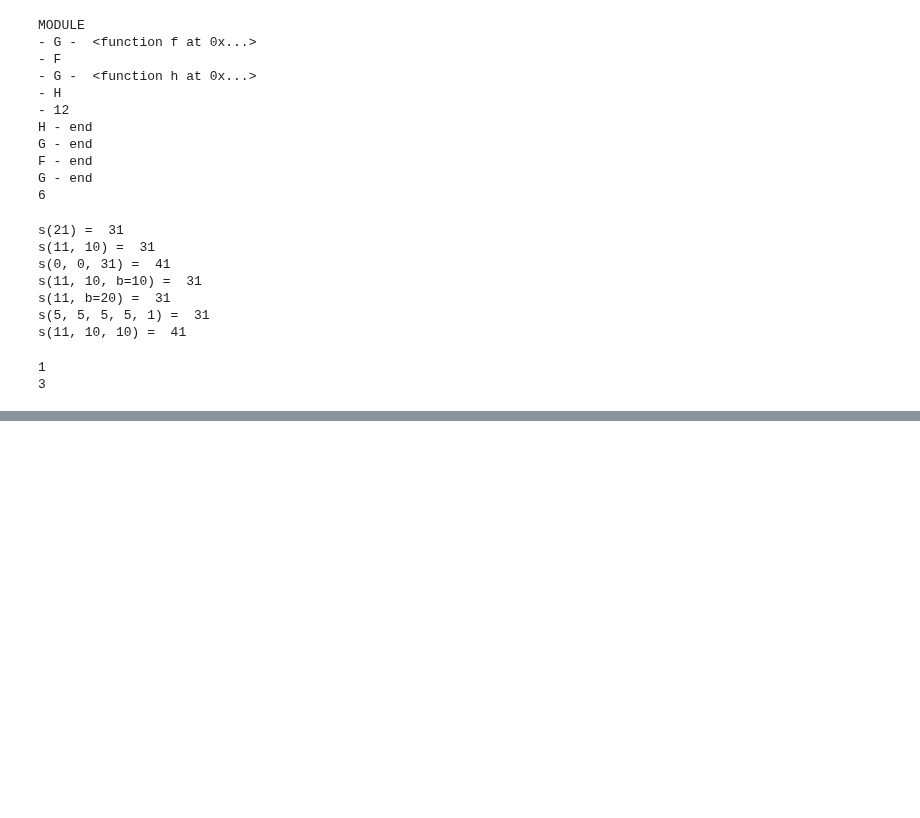
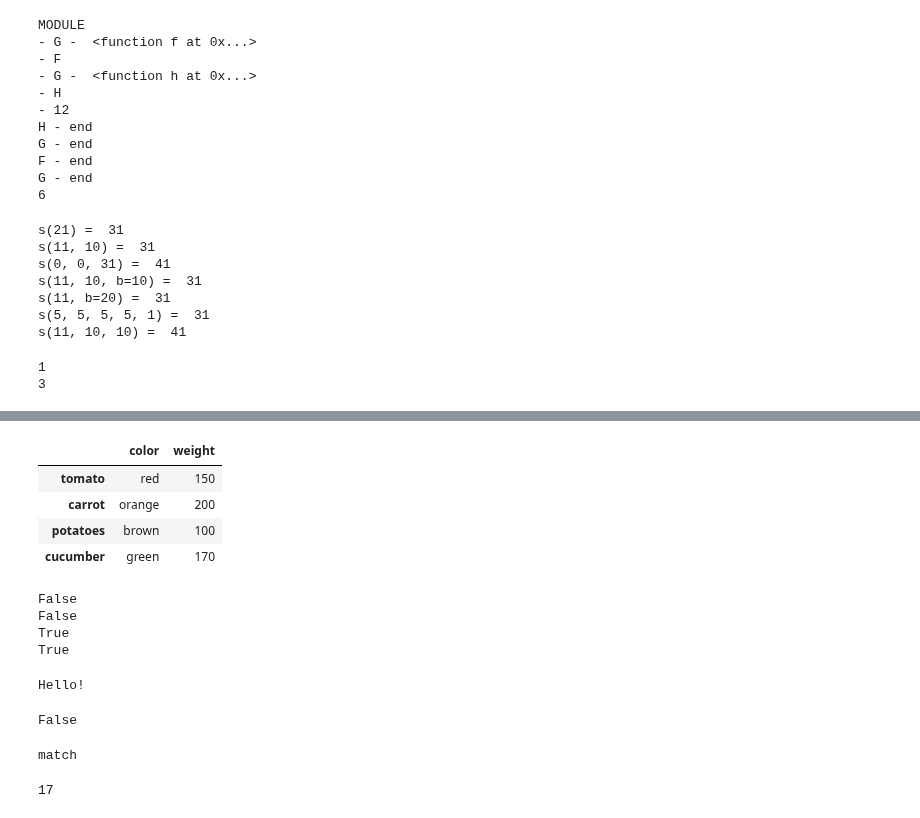
Before and after one commit to Sinrez/pyCoursera, a Jupyter notebook: req.ipynb, the cells around one changed output, grey strips where cells are left out. Drawn from its saved outputs; the diff is of its cells as text; code cells hidden in the pictures; blank space fills up the shorter version.

```diff
--- a/req.ipynb
+++ b/req.ipynb
@@ -156,0 +289,45 @@ print(x)
+# %%
+data = [['red', 150], ['orange', 200], ['brown', 100], ['green', 170]]
+index = ['tomato', 'carrot', 'potatoes', 'cucumber']
+columns = ['color', 'weight']
+df = pd.DataFrame(data, index=index, columns=columns)
+df
+# %% [output]
+|  | color | weight |
+| tomato | red | 150 |
+| carrot | orange | 200 |
+| potatoes | brown | 100 |
+| cucumber | green | 170 |
+# %%
+print(not 5 % 3)
+print(63 in range(50,100,3))
+print(9 == 65 // 7)
+print('петя' not in 'Петя очень ..')
+# %% [output]
+False
+False
+True
+True
+# %%
+ print(''.join(chr(a) for a in (2**6+8, 101, int("0x6C", 16), 108, int("1"*3), 30+-8%11)))
+# %% [output]
+Hello!
+# %%
+True and False or False
+# %% [output]
+False
+# %%
+a = 18
+if a % 3 ** 4:
+  print('match')
+else:
+  print('not')
+# %% [output]
+match
+# %%
+r = 0
+for i in range(-10, -60, -3):
+  r += 1
+print(r)
+# %% [output]
+17
```
Also changed, not shown: parts of 9 cells of this notebook.
